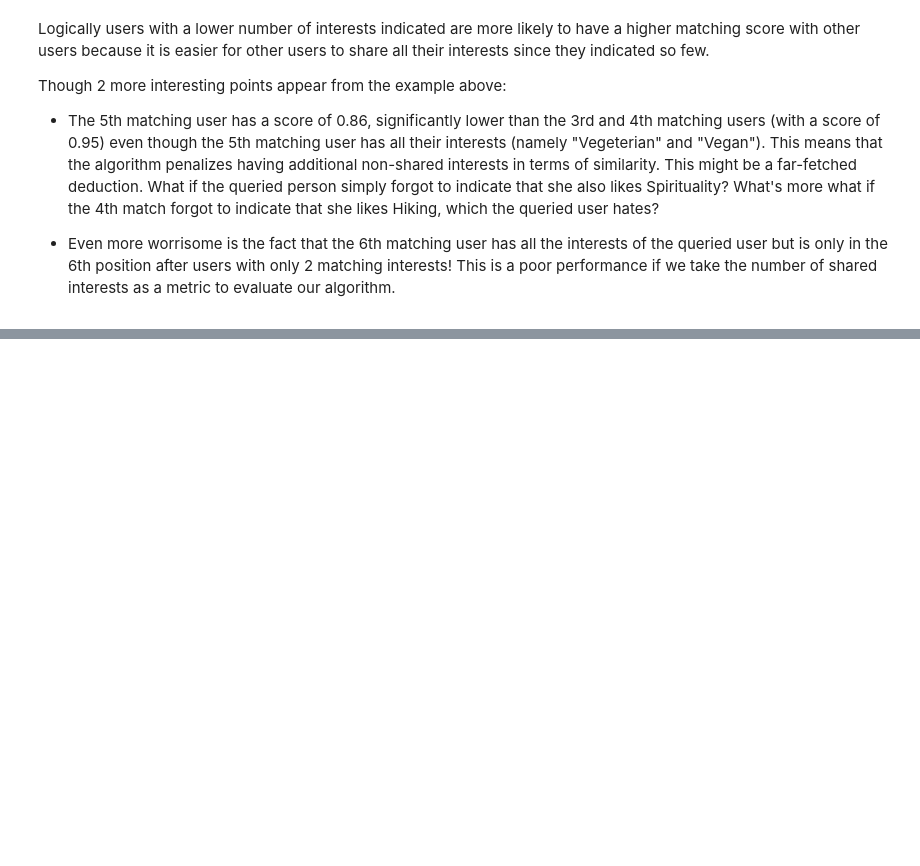
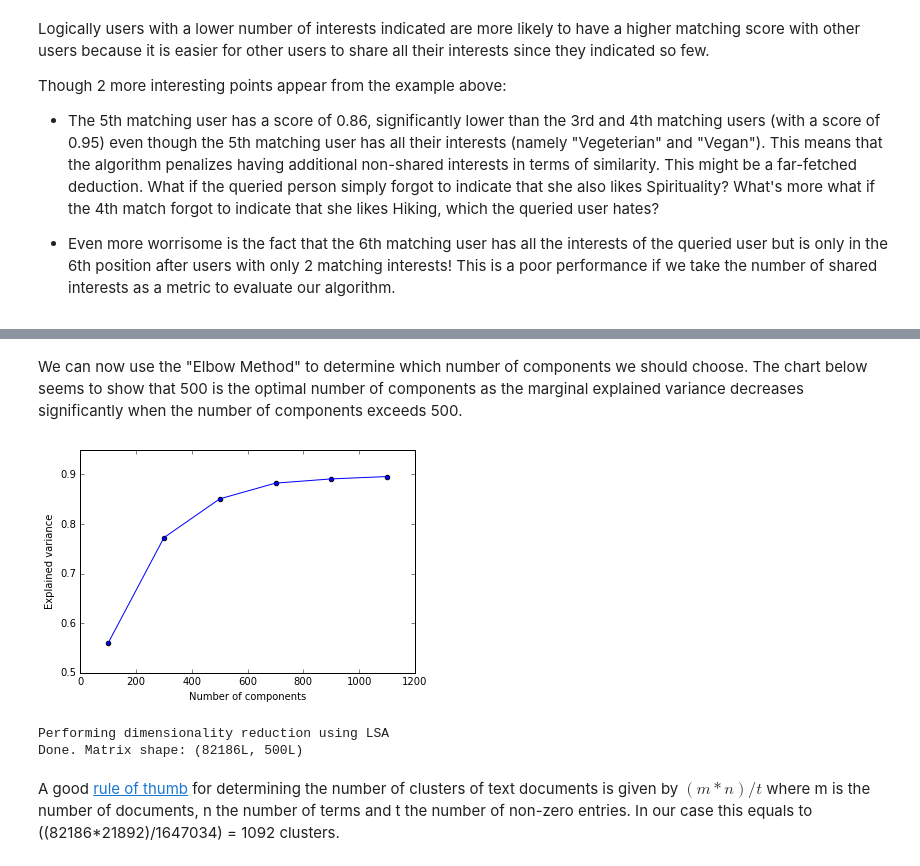
Before and after one commit to ra-phael/Udacity-capstone-project, a Jupyter notebook: Capstone/Capstone project.ipynb, the cells around one changed output, grey strips where cells are left out. Cells and saved outputs as stored; diff of their text form; code cells hidden in the pictures; blank space fills up the shorter version.

```diff
--- a/Capstone/Capstone project.ipynb
+++ b/Capstone/Capstone project.ipynb
@@ -275,0 +458,25 @@ KeyError: 56090L
+# %% [markdown]
+We can now use the "Elbow Method" to determine which number of components we should choose. The chart below seems to show that 500 is the optimal number of components as the marginal explained variance decreases significantly when the number of components exceeds 500.
+# %%
+import matplotlib.pyplot as plt
+plt.scatter(*zip(*variances))
+plt.plot(*zip(*variances))
+plt.xlabel("Number of components")
+plt.ylabel("Explained variance")
+plt.show()
+# %% [output]
+[figure, added]
+# %%
+print("Performing dimensionality reduction using LSA")
+svd = TruncatedSVD(500)
+normalizer = Normalizer(copy=False)
+lsa = make_pipeline(svd, normalizer)
+
+X_lsa = lsa.fit_transform(X_count)
+
+print("Done. Matrix shape: {}".format(X_lsa.shape))
+# %% [output]
+Performing dimensionality reduction using LSA
+Done. Matrix shape: (82186L, 500L)
+# %% [markdown]
+A good [rule of thumb](https://www.wikiwand.com/en/Determining_the_number_of_clusters_in_a_data_set#Finding_number_of_clusters_in_text_databases) for determining the number of clusters of text documents is given by $(m*n)/t$ where m is the number of documents, n the number of terms and t the number of non-zero entries. In our case this equals to ((82186*21892)/1647034) = 1092 clusters.
```
Also changed, not shown: parts of 33 cells of this notebook, 5 other files.
